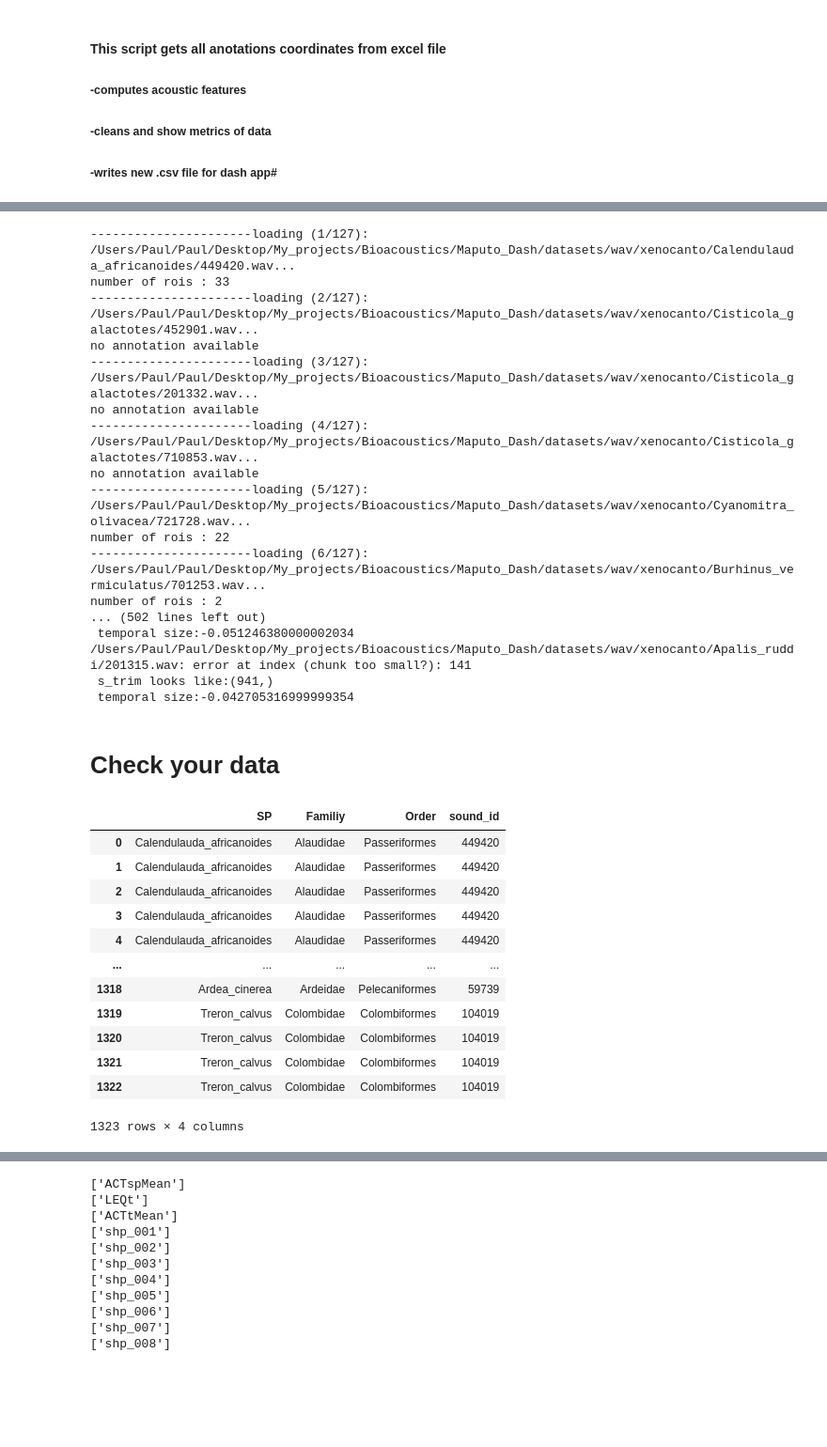
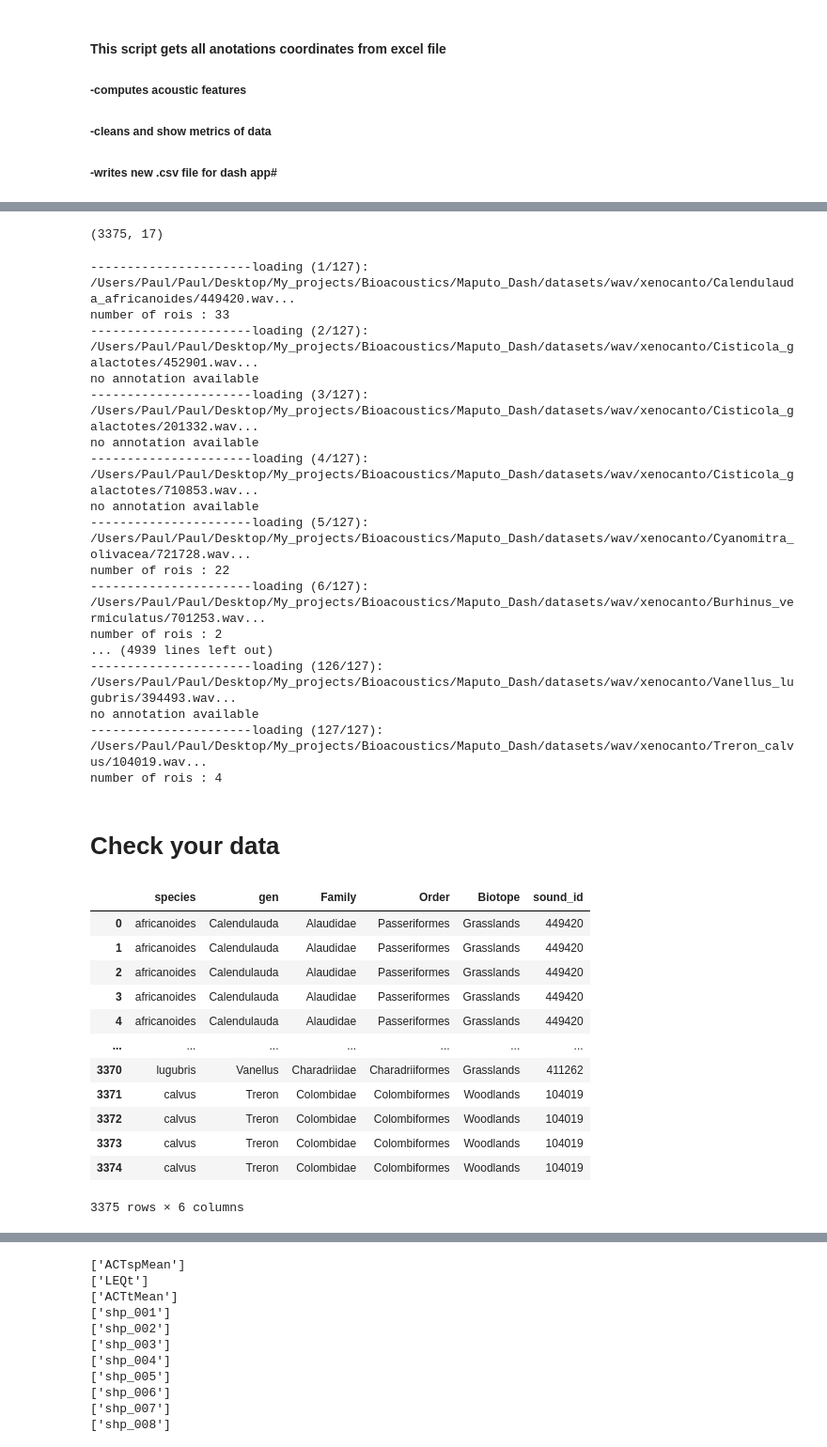
Before and after one commit to PaulCarvaillo/Maputo_Dash, a Jupyter notebook: src/controller/annotations/manual_update.ipynb, the cells around one changed output, grey strips where cells are left out. Shown at 94% size. Cells and saved outputs as stored; diff of their text form; code cells hidden in the pictures; blank space fills up the shorter version.

```diff
--- a/src/controller/annotations/manual_update.ipynb
+++ b/src/controller/annotations/manual_update.ipynb
@@ -15,7 +15,7 @@ import warnings
 warnings.filterwarnings(action='ignore')
 # %%
 datapath = '/Users/Paul/Paul/Desktop/My_projects/Bioacoustics/Maputo_Dash/datasets/wav/xenocanto'
-annot_path = '/Users/Paul/Paul/Desktop/My_projects/Bioacoustics/Maputo_Dash/datasets/tables/annot1.csv'
+annot_path = '/Users/Paul/Paul/Desktop/My_projects/Bioacoustics/Maputo_Dash/datasets/tables/annot.csv'
 # %%
 filelist = glob(datapath+'/**/*.wav', recursive = True)
 df_data=pd.DataFrame()
@@ -30,9 +45,12 @@ for file in filelist:
 # %%
-df_annot = pd.read_csv(annot_path)
-df_annot['sound_id']=df_annot['record'].astype(str)
 
+df_annot['sound_id'] = df_annot['sound_id'].astype(str)
 #filter annotations to .wav files we have in datasets/xenocanto/ (in case someone lost a wav file or an annotation)
 df_annot = df_annot[df_annot.sound_id.isin(df_data.sound_id)]
+# %%
+df_annot.shape
+# %% [output]
+(3375, 17)
 # %%
 # COMPUTE MAAD SPECTRAL AND TEMPORAL ALPHA FEATURES ON EACH OF THE MANNUALLY CONTOURED ROI
 #list of features computed by maad, we filter them out later and compute them anyway....
@@ -68,7 +86,7 @@ for file in filelist[:]:
     #if soundfile is anotated extract sound features from roi coordinates
     if len(df_roi_annot)>0:
         #INFO
-        df_info = df_roi_annot.loc[:,['SP','Familiy','Order','sound_id','n_roi']]
+        df_info = df_roi_annot.loc[:,['species','gen','Family','Order','Biotope','sound_id','n_roi']]
 
         #SHAPES
         df_rois_shape_temp = maad.features.all_shape_features(
@@ -84,7 +102,7 @@ for file in filelist[:]:
             s_trim = maad.sound.trim(
                 s, fs, row.min_t, row.max_t)
             s_trim = s_trim - np.mean(s_trim)
-            s_trim = s_trim / np.max(np.abs(s_trim))
+            # s_trim = s_trim / np.max(np.abs(s_trim))
 
             try:
                 Sxx_trim_power, tn, fn, ext = maad.sound.spectrogram(s_trim, fs,
@@ -126,29 +144,29 @@ no annotation available
 number of rois : 22
 ----------------------loading (6/127): /Users/Paul/Paul/Desktop/My_projects/Bioacoustics/Maputo_Dash/datasets/wav/xenocanto/Burhinus_vermiculatus/701253.wav...
 number of rois : 2
-... (502 lines left out)
- temporal size:-0.051246380000002034
-/Users/Paul/Paul/Desktop/My_projects/Bioacoustics/Maputo_Dash/datasets/wav/xenocanto/Apalis_ruddi/201315.wav: error at index (chunk too small?): 141
- s_trim looks like:(941,)
- temporal size:-0.042705316999999354
+... (4939 lines left out)
+----------------------loading (126/127): /Users/Paul/Paul/Desktop/My_projects/Bioacoustics/Maputo_Dash/datasets/wav/xenocanto/Vanellus_lugubris/394493.wav...
+no annotation available
+----------------------loading (127/127): /Users/Paul/Paul/Desktop/My_projects/Bioacoustics/Maputo_Dash/datasets/wav/xenocanto/Treron_calvus/104019.wav...
+number of rois : 4
 # %% [markdown]
 # Check your data
 # %%
-df_annot_final.loc[:,['SP','Familiy','Order','sound_id']].dropna()
+df_annot_final.loc[:,['species','gen','Family','Order','Biotope','sound_id']].dropna()
 # %% [output]
-|  | SP | Familiy | Order | sound_id |
-| 0 | Calendulauda_africanoides | Alaudidae | Passeriformes | 449420 |
-| 1 | Calendulauda_africanoides | Alaudidae | Passeriformes | 449420 |
-| 2 | Calendulauda_africanoides | Alaudidae | Passeriformes | 449420 |
-| 3 | Calendulauda_africanoides | Alaudidae | Passeriformes | 449420 |
-| 4 | Calendulauda_africanoides | Alaudidae | Passeriformes | 449420 |
-| ... | ... | ... | ... | ... |
-| 1318 | Ardea_cinerea | Ardeidae | Pelecaniformes | 59739 |
-| 1319 | Treron_calvus | Colombidae | Colombiformes | 104019 |
-| 1320 | Treron_calvus | Colombidae | Colombiformes | 104019 |
-| 1321 | Treron_calvus | Colombidae | Colombiformes | 104019 |
-| 1322 | Treron_calvus | Colombidae | Colombiformes | 104019 |
+|  | species | gen | Family | Order | Biotope | sound_id |
+| 0 | africanoides | Calendulauda | Alaudidae | Passeriformes | Grasslands | 449420 |
+| 1 | africanoides | Calendulauda | Alaudidae | Passeriformes | Grasslands | 449420 |
+| 2 | africanoides | Calendulauda | Alaudidae | Passeriformes | Grasslands | 449420 |
+| 3 | africanoides | Calendulauda | Alaudidae | Passeriformes | Grasslands | 449420 |
+| 4 | africanoides | Calendulauda | Alaudidae | Passeriformes | Grasslands | 449420 |
+| ... | ... | ... | ... | ... | ... | ... |
+| 3370 | lugubris | Vanellus | Charadriidae | Charadriiformes | Grasslands | 411262 |
+| 3371 | calvus | Treron | Colombidae | Colombiformes | Woodlands | 104019 |
+| 3372 | calvus | Treron | Colombidae | Colombiformes | Woodlands | 104019 |
+| 3373 | calvus | Treron | Colombidae | Colombiformes | Woodlands | 104019 |
+| 3374 | calvus | Treron | Colombidae | Colombiformes | Woodlands | 104019 |
-1323 rows × 4 columns
+3375 rows × 6 columns
 # %%
 df_annot_final.loc[:,['df','bandwidth_f','bandwidth_y','df','duration_t','duration_x','area_xy', 'centroid_f', 'centroid_t',
        'area_tf']]
```
Also changed, not shown: parts of 17 cells of this notebook, 12 other files.
